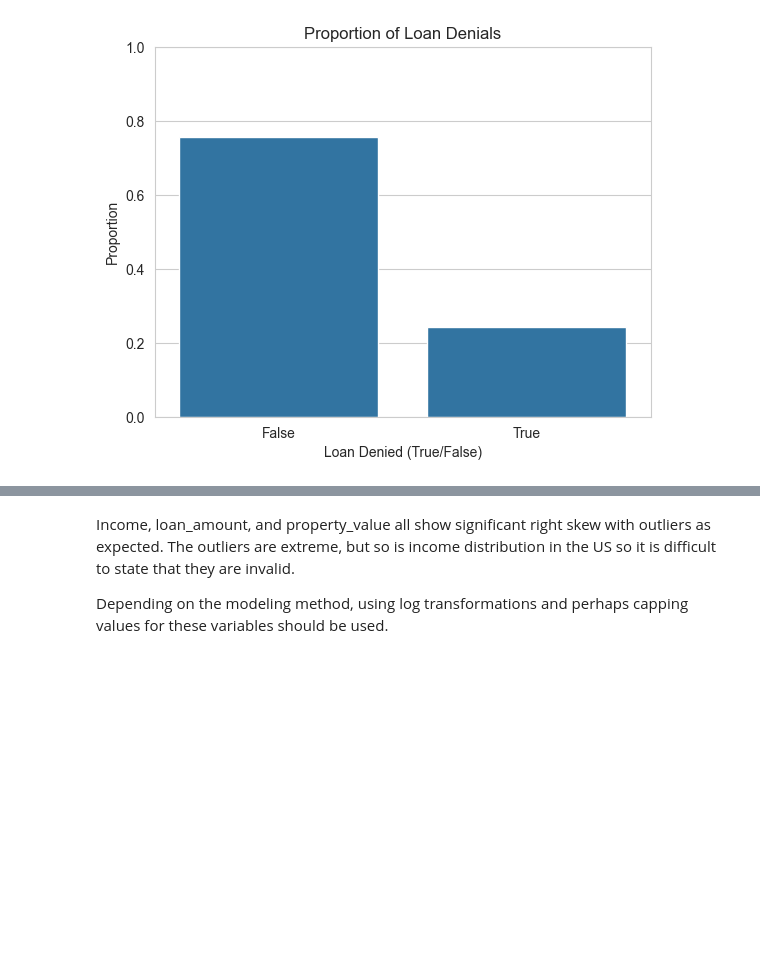
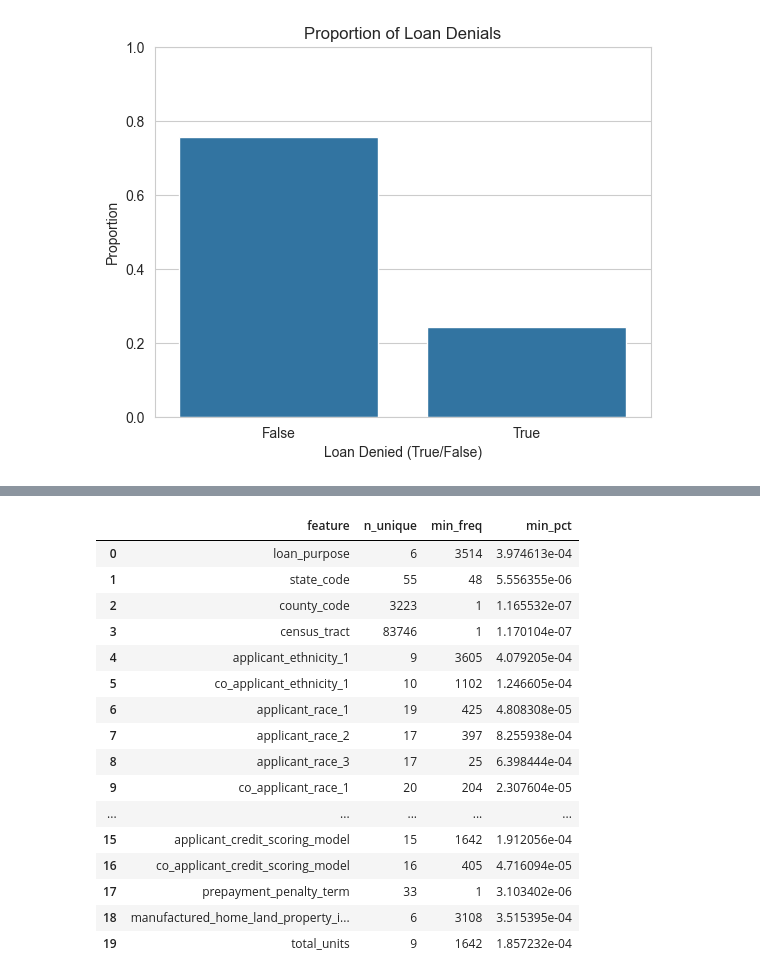
Before and after one commit to emma-hockett/6341_Project, a Jupyter notebook: notebooks/02_eda.ipynb, the cells around one changed output, grey strips where cells are left out. Saved outputs shown, nothing was run; the diff lists cells and outputs as text; code cells hidden in the pictures; blank space fills up the shorter version.

Commit message:
categorical feature frequency analysis

```diff
--- a/notebooks/02_eda.ipynb
+++ b/notebooks/02_eda.ipynb
@@ -83,4 +88,0 @@ eh.plot_numeric_features(typed_hmda_data, numeric_cols_to_review)
-# %% [markdown]
-Income, loan_amount, and property_value all show significant right skew with outliers as expected.  The outliers are extreme, but so is income distribution in the US so it is difficult to state that they are invalid.
-
-Depending on the modeling method, using log transformations and perhaps capping values for these variables should be used.
@@ -86,0 +95,23 @@ Depending on the modeling method, using log transformations and perhaps capping
+# %%
+# Identify categorical columns needing review due to frequency distributions
+category_cols = su.get_columns_by_attribute(cfg_schema, "type", "categorical")
+category_min_pct_threshold = cfg_eda["eda"]["category_min_pct_threshold"]
+eh.get_categorical_columns_requiring_review(typed_hmda_data, category_cols, category_min_pct_threshold)
+# %% [output]
+|  | feature | n_unique | min_freq | min_pct |
+| 0 | loan_purpose | 6 | 3514 | 3.974613e-04 |
+| 1 | state_code | 55 | 48 | 5.556355e-06 |
+| 2 | county_code | 3223 | 1 | 1.165532e-07 |
+| 3 | census_tract | 83746 | 1 | 1.170104e-07 |
+| 4 | applicant_ethnicity_1 | 9 | 3605 | 4.079205e-04 |
+| 5 | co_applicant_ethnicity_1 | 10 | 1102 | 1.246605e-04 |
+| 6 | applicant_race_1 | 19 | 425 | 4.808308e-05 |
+| 7 | applicant_race_2 | 17 | 397 | 8.255938e-04 |
+| 8 | applicant_race_3 | 17 | 25 | 6.398444e-04 |
+| 9 | co_applicant_race_1 | 20 | 204 | 2.307604e-05 |
+| ... | ... | ... | ... | ... |
+| 15 | applicant_credit_scoring_model | 15 | 1642 | 1.912056e-04 |
+| 16 | co_applicant_credit_scoring_model | 16 | 405 | 4.716094e-05 |
+| 17 | prepayment_penalty_term | 33 | 1 | 3.103402e-06 |
+| 18 | manufactured_home_land_property_i... | 6 | 3108 | 3.515395e-04 |
+| 19 | total_units | 9 | 1642 | 1.857232e-04 |
```
Also changed, not shown: parts of 8 cells of this notebook, 6 other files.
